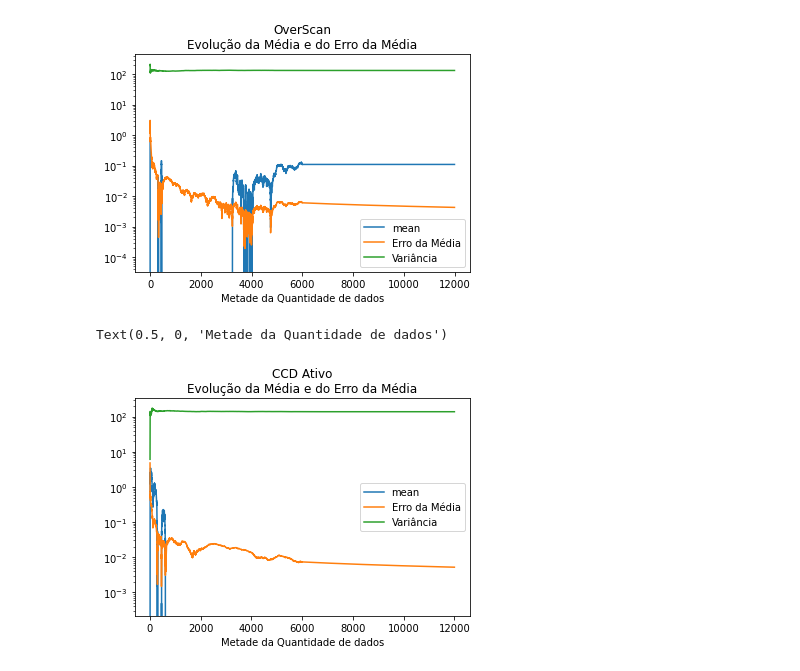
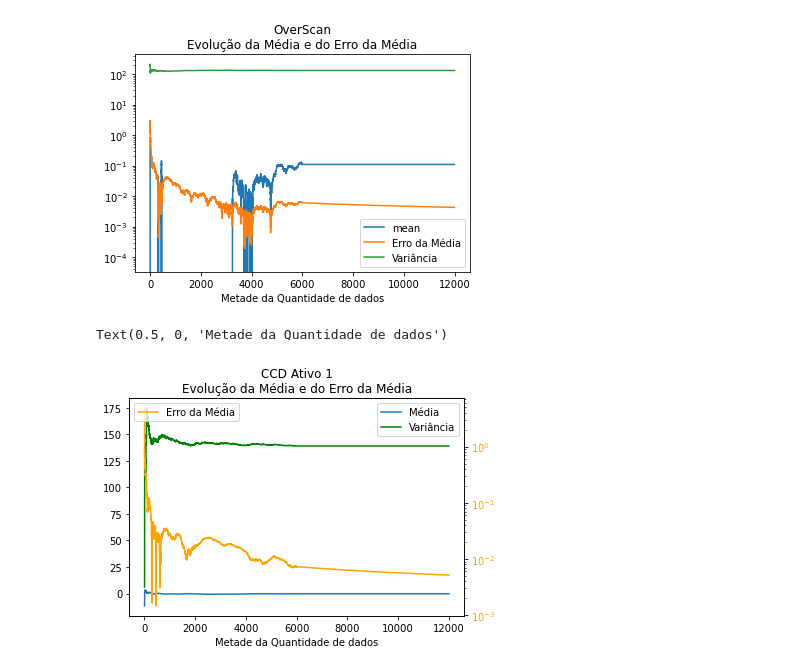
Before and after one commit to estevanmendes/LABIV, a Jupyter notebook: codigo_analise_v1.ipynb, the cells around one changed output. Saved outputs shown, nothing was run; the diff lists cells and outputs as text; code cells hidden in the pictures.

```diff
--- a/codigo_analise_v1.ipynb
+++ b/codigo_analise_v1.ipynb
@@ -125,7 +125,8 @@ for i in range(len(filenames)):
 
     X=np.linspace(min(data),max(data),100)
 
-    BIN=np.arange(int(min(data)),int(max(data))+2)
+    BIN=np.arange(int(min(data))-1,int(max(data))+1)+0.5
+
 
     freq,bin_edges,_=ax[int(i/4),int(i%4)].hist(data,bins=BIN,color=Blue,density=True)
     bin_middles=0.5 * (bin_edges[1:] + bin_edges[:-1])
@@ -146,5 +147,5 @@ fig.text(0.5, 0.06, 'Número de contagens', ha='center',fontsize=13)
 fig.text(0.06, 0.5, 'Frequência Relativa', va='center', rotation='vertical',fontsize=13)
 plt.subplots_adjust( wspace=0.5, hspace=0.3,top=0.85)
 
-# plt.savefig('img\\fig_gaussiana_minimos_quad_dist_dados_brutos_v1.png')
+plt.savefig('img\\fig_gaussiana_minimos_quad_dist_dados_brutos_v1.png')
 # %% [output]
@@ -268,14 +269,19 @@ for i in range(1,len(ccd_data)-1):
 
     STATS_active[i-1,:]=[mean,error_mean,var]
 # %%
-plt.plot(np.arange(2,2+len(STATS_active[:,0])),STATS_active[:,0],label='mean')
-plt.plot(np.arange(2,2+len(STATS_active[:,1])),STATS_active[:,1],label='Erro da Média')
-plt.plot(np.arange(2,2+len(STATS_active[:,1])),STATS_active[:,2],label='Variância')
+fig,ax1=plt.subplots()
+ax1.plot(np.arange(2,2+len(STATS_active[:,0])),STATS_active[:,0],label='Média')
+ax1.plot(np.arange(2,2+len(STATS_active[:,1])),STATS_active[:,2],label='Variância',color='green')
+ax2=ax1.twinx()
+ax2.plot(np.arange(2,2+len(STATS_active[:,1])),STATS_active[:,1],label='Erro da Média',color='orange')
 
-plt.yscale('log')
-plt.legend()
-plt.title('CCD Ativo\nEvolução da Média e do Erro da Média')
-plt.xlabel('Metade da Quantidade de dados')
+ax2.set_yscale('log')
+ax1.legend()
+ax2.legend(loc=2)
+ax2.tick_params(axis='y', labelcolor='orange')
+
+ax1.set_title('CCD Ativo 1\nEvolução da Média e do Erro da Média')
+ax1.set_xlabel('Metade da Quantidade de dados')
 # %% [output]
 Text(0.5, 0, 'Metade da Quantidade de dados')
-[figure, old version]
+[figure, new version]
```
Also changed, not shown: parts of 3 cells of this notebook, 2 other files.
